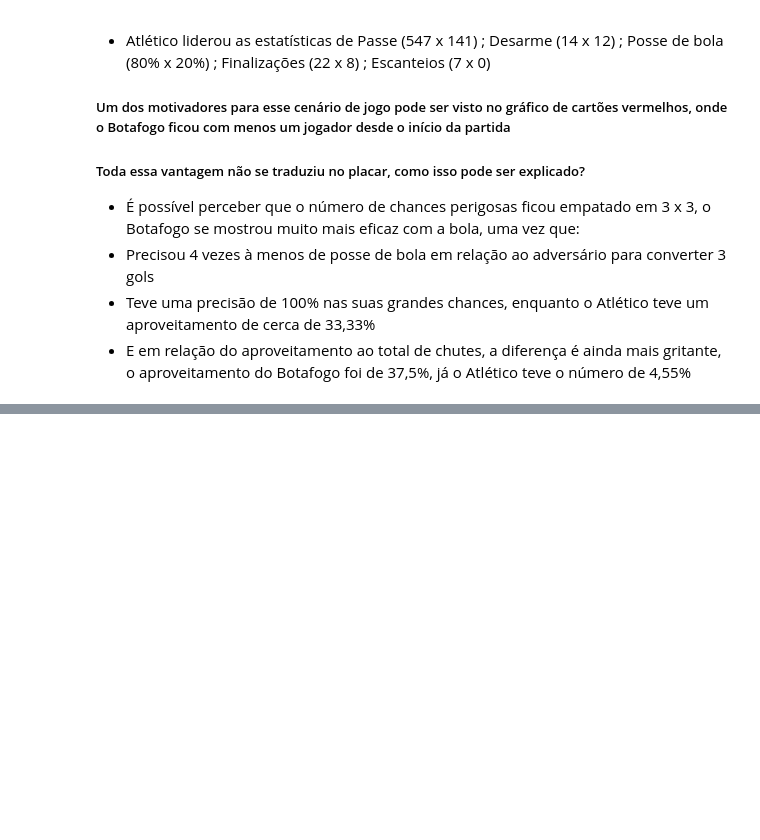
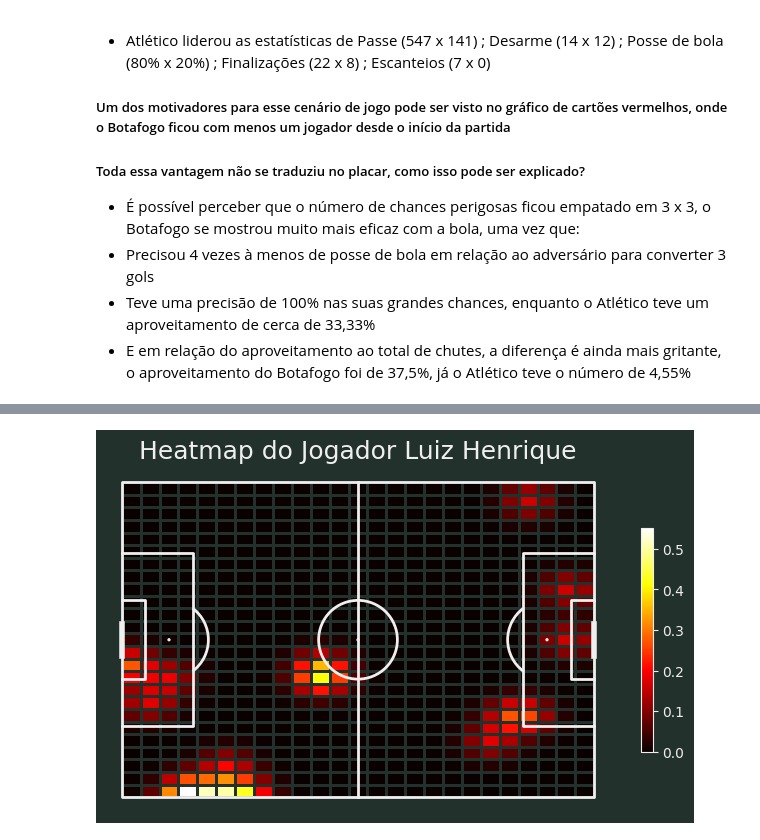
Before and after one commit to victor7miguel7/Analise-final-da-libertadores-2024, a Jupyter notebook: sofascore.ipynb, the cells around one changed output, grey strips where cells are left out. Cells and saved outputs as stored; diff of their text form; code cells hidden in the pictures; blank space fills up the shorter version.

```diff
--- a/sofascore.ipynb
+++ b/sofascore.ipynb
@@ -567,3 +708,74 @@ plt.show()
+# %%
+import requests
+import numpy as np
+import matplotlib.pyplot as plt
+from scipy.ndimage import gaussian_filter  # Importando gaussian_filter
+from mplsoccer import Pitch
+
+# URL do heatmap de um jogador
+url = "https://www.sofascore.com/api/v1/event/12375366/player/1035995/heatmap"
+
+# Header simulando um navegador
+header = {
+    "User-Agent": "Mozilla/5.0 (Windows NT 10.0; Win64; x64; rv:134.0) Gecko/20100101 Firefox/134.0"
+}
+
+response = requests.get(url, headers=header)
+
+if response.status_code == 200:
+    data = response.json()
+    heatmap_positions = data.get("heatmap", [])
+    if heatmap_positions:
+        x = [pos["x"] for pos in heatmap_positions]
+        y = [pos["y"] for pos in heatmap_positions]
+
+        # Ajuste no eixo Y
+        y_adjust = -3
+        y_adjust_above_mid = -6
+        campo_largura = 90  # Largura máxima do campo (eixo Y)
+
+        y = [coord + y_adjust + y_adjust_above_mid if coord > campo_largura / 2 else coord + y_adjust for coord in y]
+
+        # Ajuste no eixo X
+        x_adjust = 20
+        campo_comprimento = 110  # Comprimento máximo do campo
+        x = [coord + x_adjust if coord > campo_comprimento / 2  else coord for coord in x]
+
+
+        # Inverter os pontos no eixo Y
+        campo_largura = 90  # Largura máxima do campo
+        y = [campo_largura - coord for coord in y]
+
+        if len(x) > 1 and len(y) > 1:
+            # Criar o campo usando o Pitch
+            pitch = Pitch(pitch_type='statsbomb', line_zorder=2,
+                          pitch_color='#22312b', line_color='#efefef')
+            fig, ax = pitch.draw(figsize=(6.6, 4.125))
+            fig.set_facecolor('#22312b')
+
+            # Criar o bin_statistic com um Gaussian smoothed heatmap
+            bin_statistic = pitch.bin_statistic(x, y, statistic='count', bins=(25, 25))
+            bin_statistic['statistic'] = gaussian_filter(bin_statistic['statistic'], sigma=1)
+            pcm = pitch.heatmap(bin_statistic, ax=ax, cmap='hot', edgecolors='#22312b')
+
+            # Adicionar a barra de cor
+            cbar = fig.colorbar(pcm, ax=ax, shrink=0.6)
+            cbar.outline.set_edgecolor('#efefef')
+            cbar.ax.yaxis.set_tick_params(color='#efefef')
+            plt.setp(plt.getp(cbar.ax.axes, 'yticklabels'), color='#efefef')
+
+            # Adicionar título
+            ax.set_title("Heatmap do Jogador Luiz Henrique", fontsize=18, color='#efefef')
+
+            plt.show()
+        else:
+            print("Dados insuficientes para criar o mapa de calor.")
+    else:
+        print("Nenhuma posição encontrada no JSON.")
+else:
+    print(f"Erro na requisição: {response.status_code}")
+# %% [output]
+[figure, added]
 # %%
 import requests
 import numpy as np
```
Also changed, not shown: parts of 14 cells of this notebook, 3 other files.
